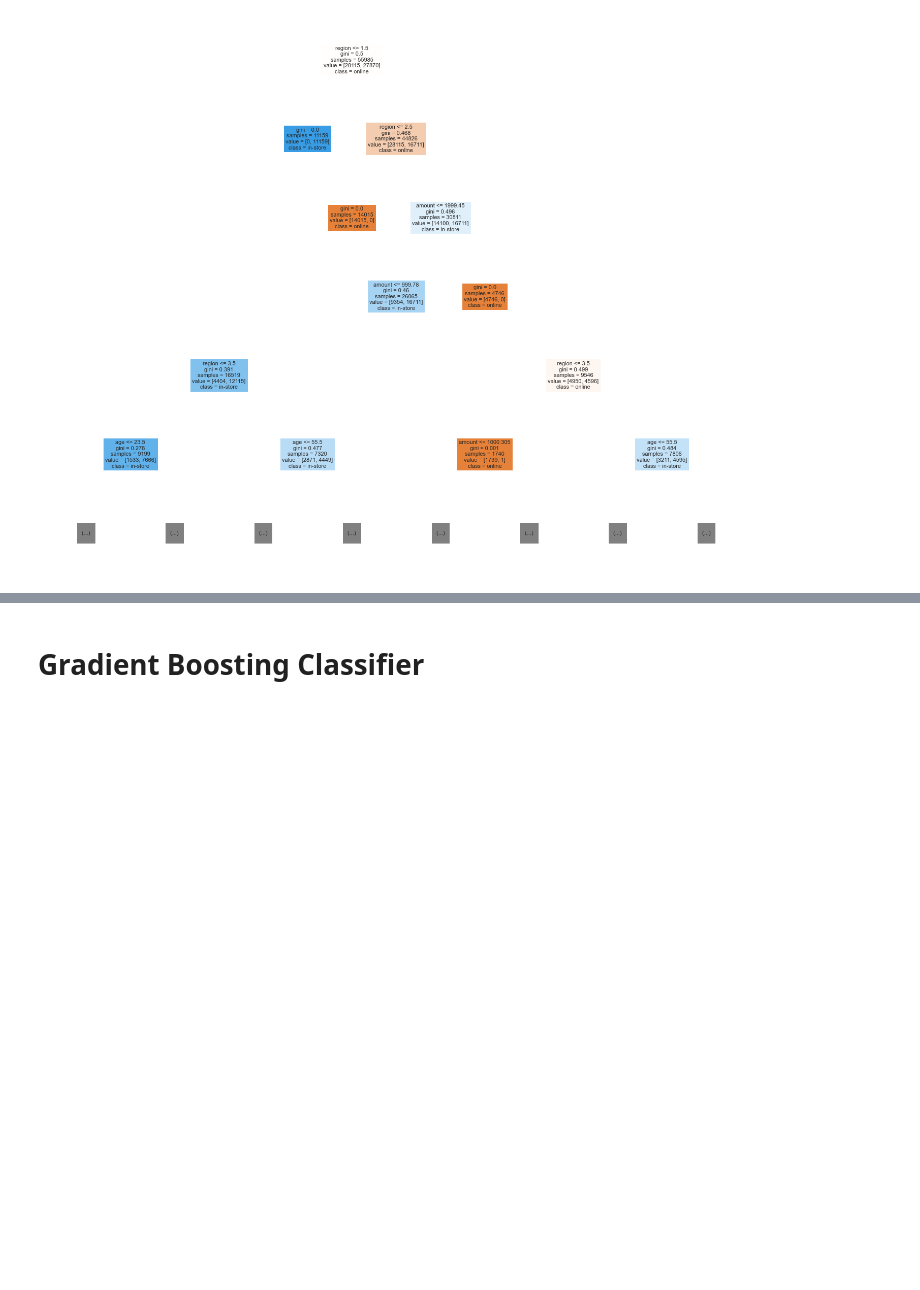
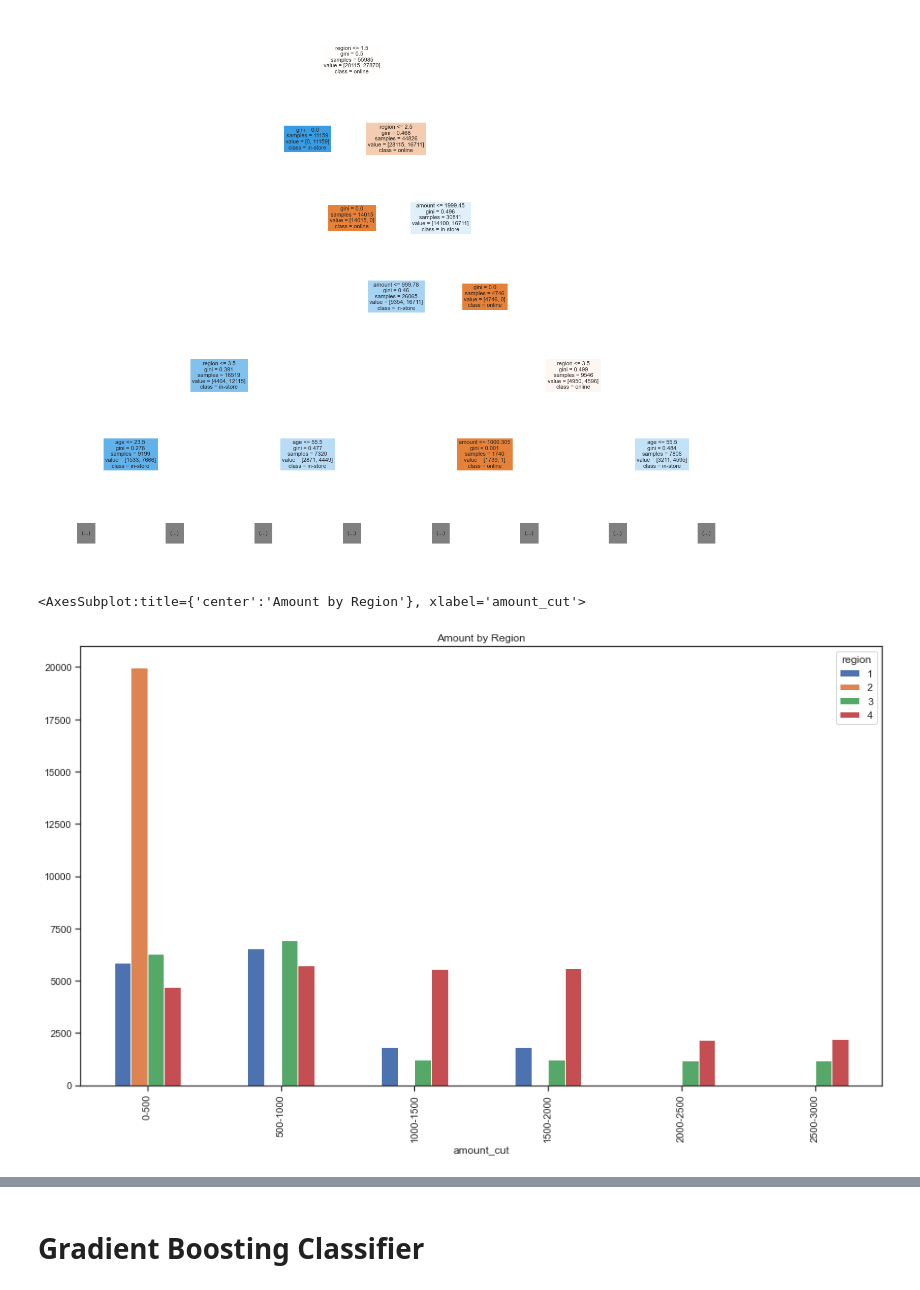
Before and after one commit to susanareyes1/CourseWork, a Jupyter notebook: Course 1- Task 1 and Task 2 -S.Reyes.ipynb, the cells around one changed output, grey strips where cells are left out. Saved outputs shown, nothing was run; the diff lists cells and outputs as text; code cells hidden in the pictures; blank space fills up the shorter version.

```diff
--- a/Course 1- Task 1 and Task 2 -S.Reyes.ipynb
+++ b/Course 1- Task 1 and Task 2 -S.Reyes.ipynb
@@ -899,3 +899,9 @@ tree4 = plot_tree(dtcFit4, max_depth=5, feature_names=X.columns,
                  class_names=location_num, filled=True, fontsize=11)
 # %% [output]
 [figure]
+# %%
+pivot_age_amount = pd.pivot_table(data,index ='amount_cut',columns='region',values='items',aggfunc='count',fill_value=0)
+pivot_age_amount.plot.bar(figsize=(16,9), title='Amount by Region')
+# %% [output]
+<AxesSubplot:title={'center':'Amount by Region'}, xlabel='amount_cut'>
+[figure, added]
```
Also changed, not shown: parts of 4 cells of this notebook.
